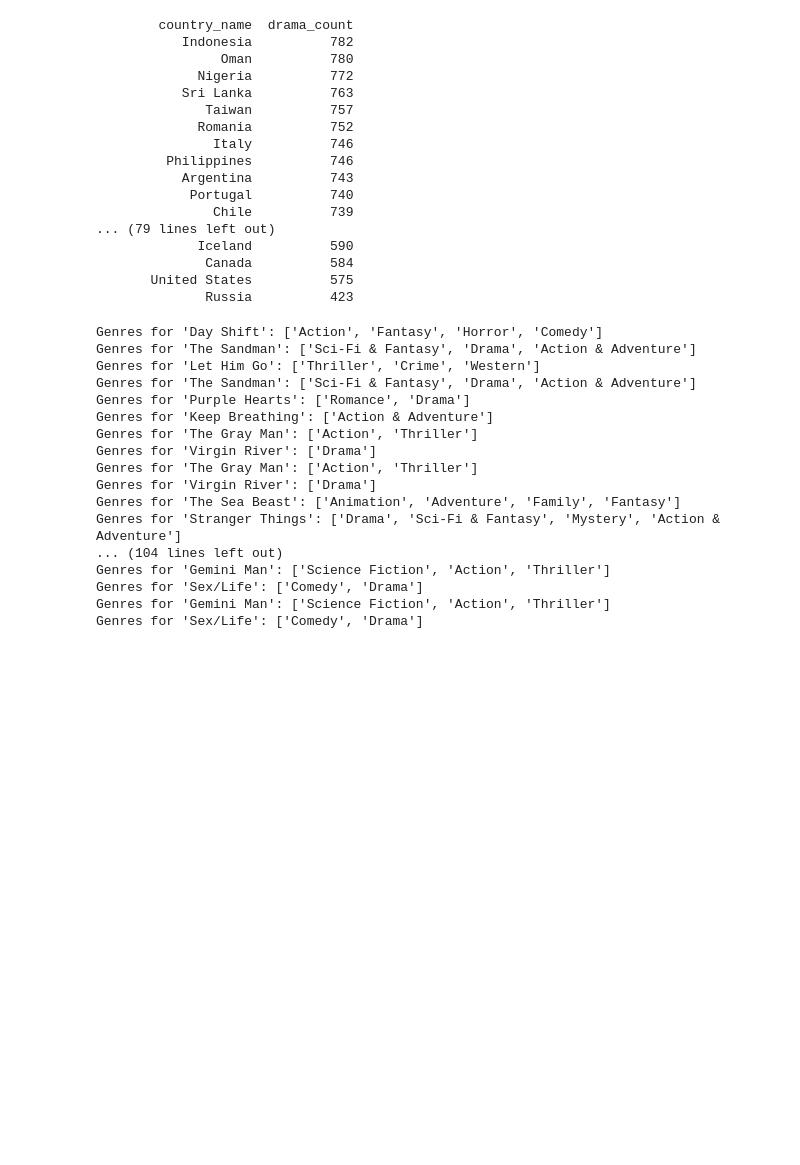
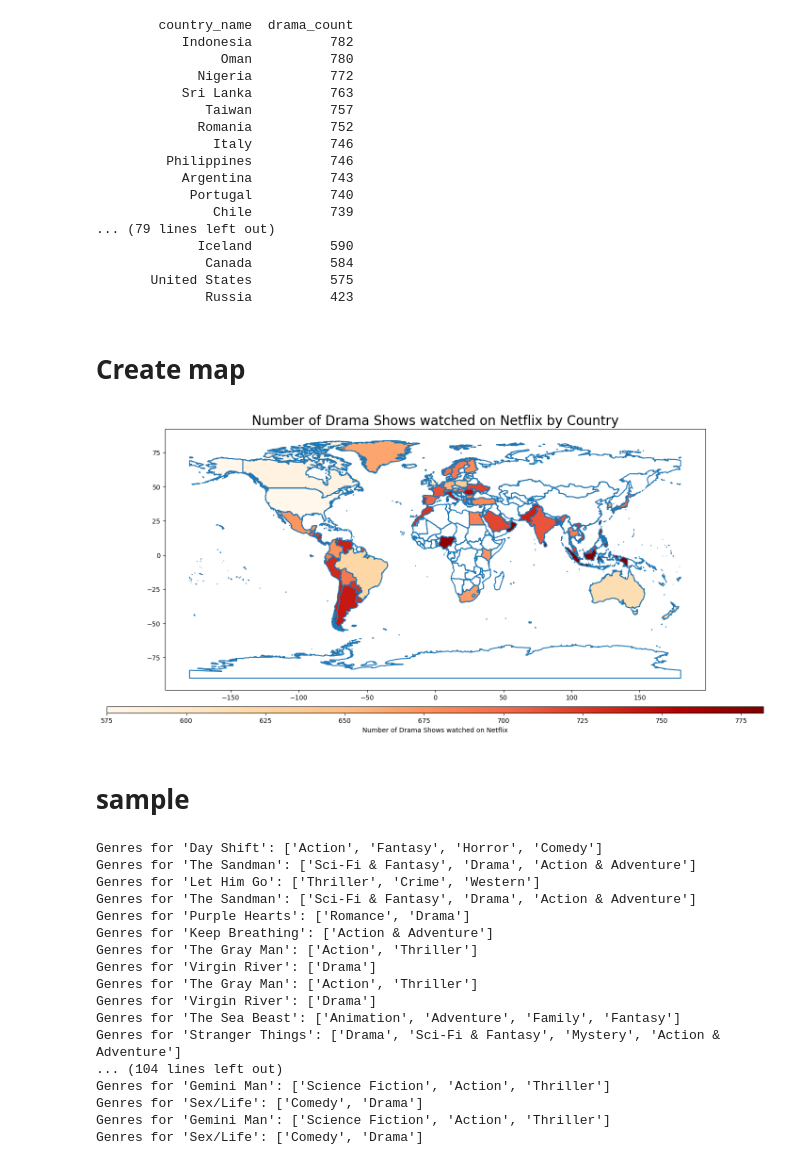
Before and after one commit to denyce-ng/CODE1161dataproject, a Jupyter notebook: project.ipynb, the cells around one changed output. Saved outputs shown, nothing was run; the diff lists cells and outputs as text; code cells hidden in the pictures; blank space fills up the shorter version.

Commit message:
added new world map+ editted frmat of map

```diff
--- a/project.ipynb
+++ b/project.ipynb
@@ -377,6 +379,34 @@ print(sorted_dramatic_df.to_string(index=False)) #convert a DataFrame or Series
               Canada          584
        United States          575
               Russia          423
+# %% [markdown]
+# Create map
+# %%
+import geopandas as gpd
+world = gpd.read_file('/Users/denyceng/CODE1161dataproject/ne_50m_admin_0_countries')
+
+# merges the world GeoDataFrame with another DataFrame called dramatic_df.
+# The merge is done on the columns 'SOVEREIGNT' from world and 'country_name' from dramatic_df.
+# The how='left' argument means that all rows from the world dataset will be retained, and only matching rows from dramatic_df will be added
+world = world.merge(dramatic_df, left_on='SOVEREIGNT', right_on='country_name', how='left') #
+
+fig, ax = plt.subplots(1, 1, figsize=(18, 9)) #creates a Matplotlib figure (fig) and a set of axes (ax).
+world.boundary.plot(ax=ax) #plots the boundaries of the geometries from GeoDataFrame on axes. This step outlines the countries borders.
+world.plot(column='drama_count', #specifies the column in the GeoDataFrame to use for coloring the map. Here, it's likely a count of drama shows.
+           ax=ax,
+           legend=True, #adds a legend (colorbar) to the plot
+           cmap='OrRd', #sets the colormap to "Orange-Red,"
+           edgecolor='black',
+           legend_kwds={'label': "Number of Drama Shows watched on Netflix",
+                        'orientation': "horizontal",'pad':0.05, 'aspect':100, 'spacing':'proportional'}) # It sets the label of the colorbar and makes the orientation of the legend horizontal.
+ax.tick_params(axis='both', labelsize=10) #sets the font size of the tick labels on X and Y axis to 45.
+
+plt.title('Number of Drama Shows watched on Netflix by Country',fontsize=20)
+plt.show()
+# %% [output]
+[figure, added]
+# %% [markdown]
+# sample
 # %%
 row_number =0
 filter_data= netflix_data[(netflix_data['country_name']=='Australia')&(netflix_data['weekly_rank']==1)]
```
Also changed, not shown: parts of 1 cell of this notebook, 9 other files.
